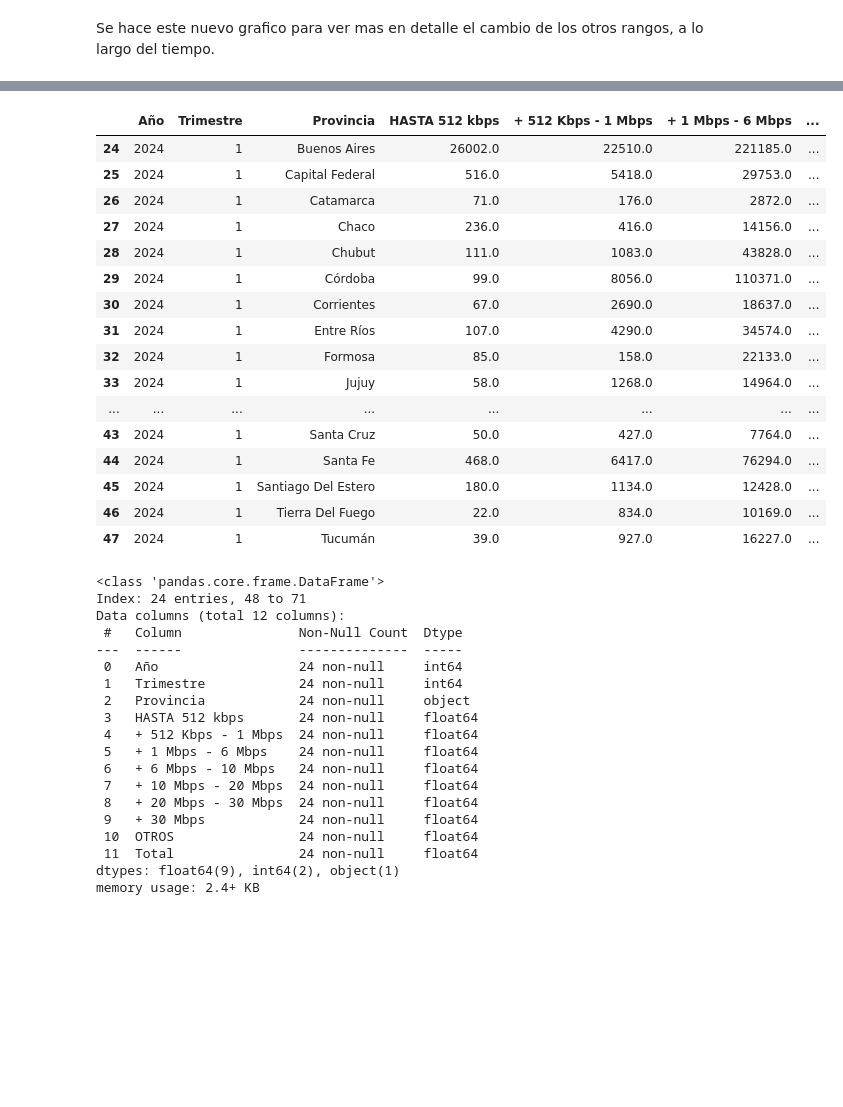
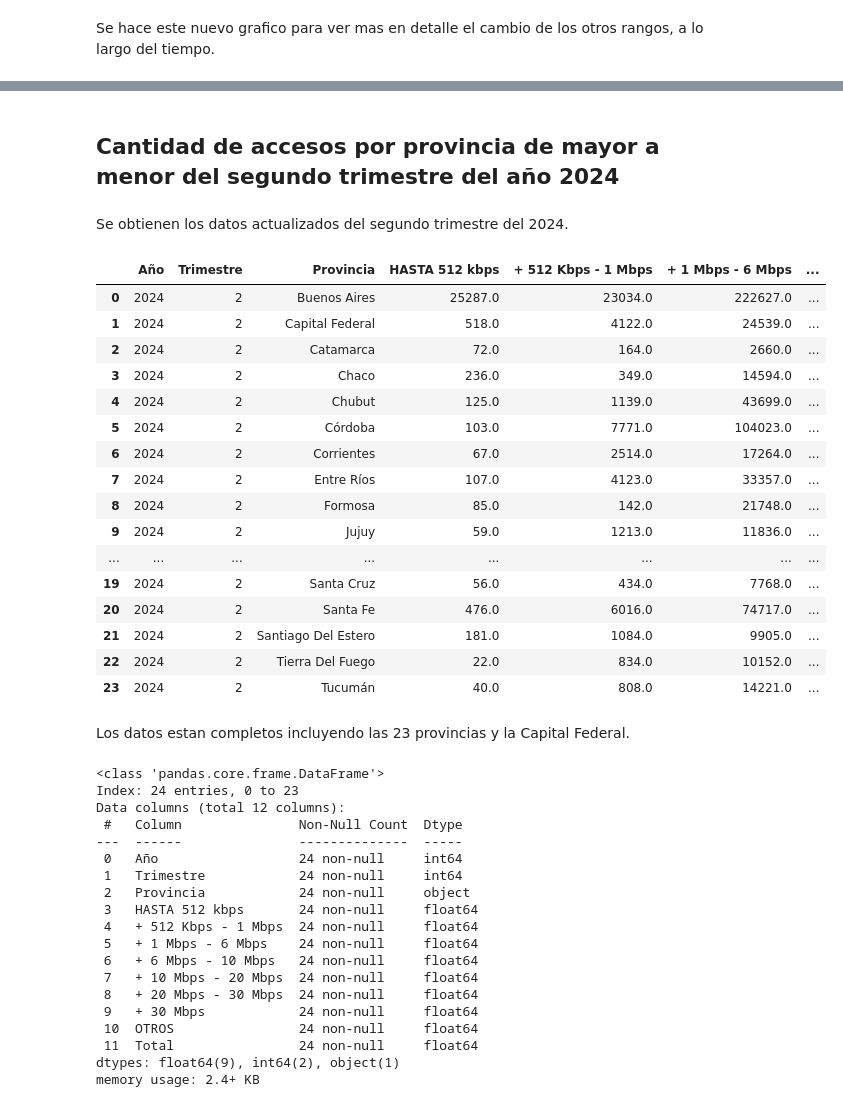
Before and after one commit to FranciscoHugoLezik/Proyecto-Individual-n-2-Telecomunicaciones, a Jupyter notebook: notebooks/EDA_accesos_por_rangos.ipynb, the cells around one changed output, grey strips where cells are left out. Drawn from its saved outputs; the diff is of its cells as text; code cells hidden in the pictures; blank space fills up the shorter version.

```diff
--- a/notebooks/EDA_accesos_por_rangos.ipynb
+++ b/notebooks/EDA_accesos_por_rangos.ipynb
@@ -184,21 +192,27 @@ plt.show()
+# %% [markdown]
+## Cantidad de accesos por provincia de mayor a menor del segundo trimestre del año 2024
+# %% [markdown]
+Se obtienen los datos actualizados del segundo trimestre del 2024.
 # %%
-accesos_por_rangos[(accesos_por_rangos['Año'] == 2024) & (accesos_por_rangos['Trimestre'] == 1)]
+accesos_por_rangos[
+    (accesos_por_rangos['Año'] == 2024)
+    & (accesos_por_rangos['Trimestre'] == 2)]
 # %% [output]
 |  | Año | Trimestre | Provincia | HASTA 512 kbps | + 512 Kbps - 1 Mbps | + 1 Mbps - 6 Mbps | ... |
-| 24 | 2024 | 1 | Buenos Aires | 26002.0 | 22510.0 | 221185.0 | ... |
-| 25 | 2024 | 1 | Capital Federal | 516.0 | 5418.0 | 29753.0 | ... |
-| 26 | 2024 | 1 | Catamarca | 71.0 | 176.0 | 2872.0 | ... |
-| 27 | 2024 | 1 | Chaco | 236.0 | 416.0 | 14156.0 | ... |
-| 28 | 2024 | 1 | Chubut | 111.0 | 1083.0 | 43828.0 | ... |
-| 29 | 2024 | 1 | Córdoba | 99.0 | 8056.0 | 110371.0 | ... |
-| 30 | 2024 | 1 | Corrientes | 67.0 | 2690.0 | 18637.0 | ... |
-| 31 | 2024 | 1 | Entre Ríos | 107.0 | 4290.0 | 34574.0 | ... |
-| 32 | 2024 | 1 | Formosa | 85.0 | 158.0 | 22133.0 | ... |
-| 33 | 2024 | 1 | Jujuy | 58.0 | 1268.0 | 14964.0 | ... |
+| 0 | 2024 | 2 | Buenos Aires | 25287.0 | 23034.0 | 222627.0 | ... |
+| 1 | 2024 | 2 | Capital Federal | 518.0 | 4122.0 | 24539.0 | ... |
+| 2 | 2024 | 2 | Catamarca | 72.0 | 164.0 | 2660.0 | ... |
+| 3 | 2024 | 2 | Chaco | 236.0 | 349.0 | 14594.0 | ... |
+| 4 | 2024 | 2 | Chubut | 125.0 | 1139.0 | 43699.0 | ... |
+| 5 | 2024 | 2 | Córdoba | 103.0 | 7771.0 | 104023.0 | ... |
+| 6 | 2024 | 2 | Corrientes | 67.0 | 2514.0 | 17264.0 | ... |
+| 7 | 2024 | 2 | Entre Ríos | 107.0 | 4123.0 | 33357.0 | ... |
+| 8 | 2024 | 2 | Formosa | 85.0 | 142.0 | 21748.0 | ... |
+| 9 | 2024 | 2 | Jujuy | 59.0 | 1213.0 | 11836.0 | ... |
 | ... | ... | ... | ... | ... | ... | ... | ... |
-| 43 | 2024 | 1 | Santa Cruz | 50.0 | 427.0 | 7764.0 | ... |
-| 44 | 2024 | 1 | Santa Fe | 468.0 | 6417.0 | 76294.0 | ... |
-| 45 | 2024 | 1 | Santiago Del Estero | 180.0 | 1134.0 | 12428.0 | ... |
-| 46 | 2024 | 1 | Tierra Del Fuego | 22.0 | 834.0 | 10169.0 | ... |
-| 47 | 2024 | 1 | Tucumán | 39.0 | 927.0 | 16227.0 | ... |
+| 19 | 2024 | 2 | Santa Cruz | 56.0 | 434.0 | 7768.0 | ... |
+| 20 | 2024 | 2 | Santa Fe | 476.0 | 6016.0 | 74717.0 | ... |
+| 21 | 2024 | 2 | Santiago Del Estero | 181.0 | 1084.0 | 9905.0 | ... |
+| 22 | 2024 | 2 | Tierra Del Fuego | 22.0 | 834.0 | 10152.0 | ... |
+| 23 | 2024 | 2 | Tucumán | 40.0 | 808.0 | 14221.0 | ... |
 # %%
@@ -206,8 +223,10 @@ año_2024_trimestre_1 = accesos_por_rangos[(accesos_por_rangos['Año'] == 2024)
+# %% [markdown]
+Los datos estan completos incluyendo las 23 provincias y la Capital Federal.
 # %%
-año_2024_trimestre_1.info()
+año_2024_trimestre_2.info()
 # %% [output]
 <class 'pandas.core.frame.DataFrame'>
-Index: 24 entries, 48 to 71
+Index: 24 entries, 0 to 23
 Data columns (total 12 columns):
  #   Column               Non-Null Count  Dtype
 ---  ------               --------------  -----
```
Also changed, not shown: parts of 24 cells of this notebook, 3 other files.
